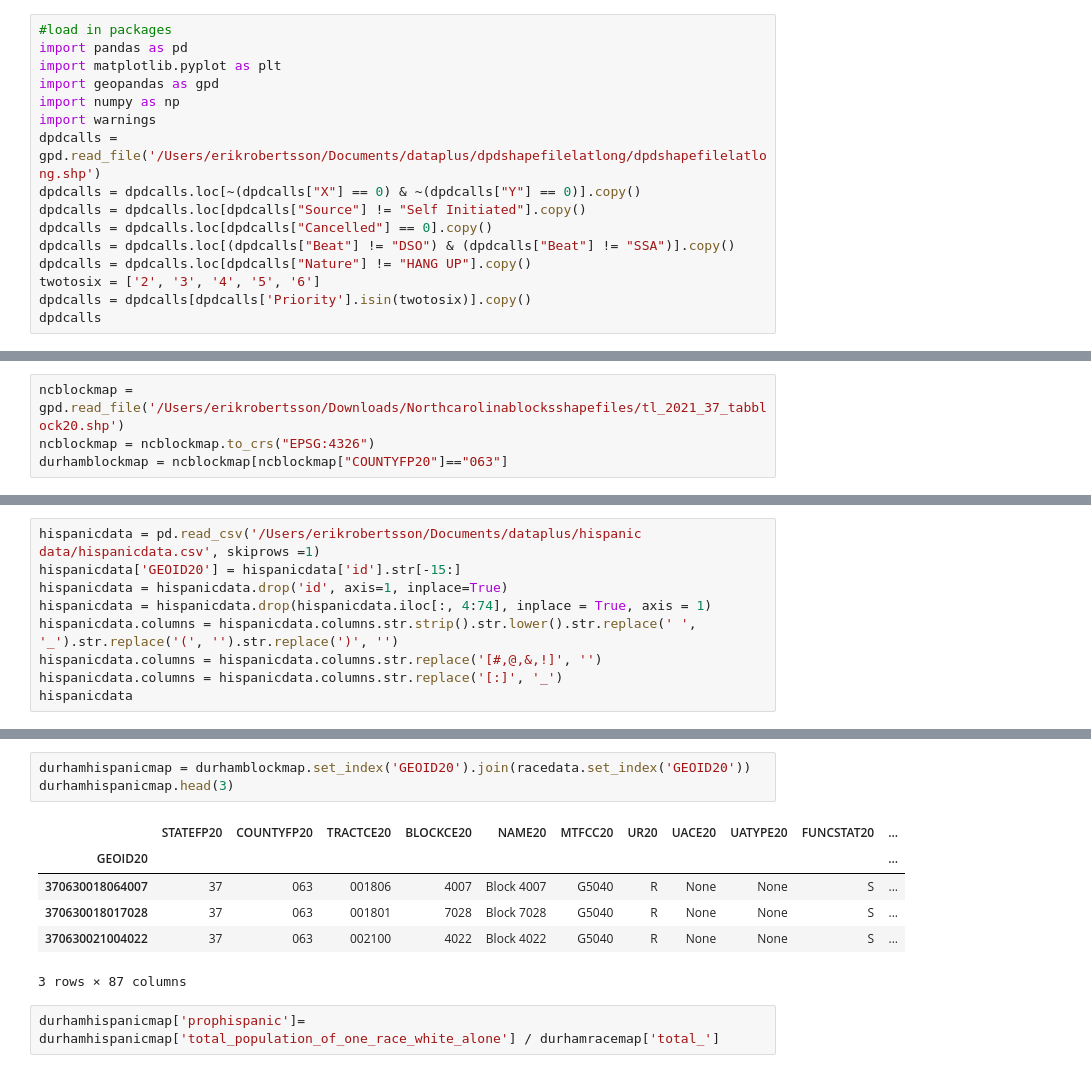
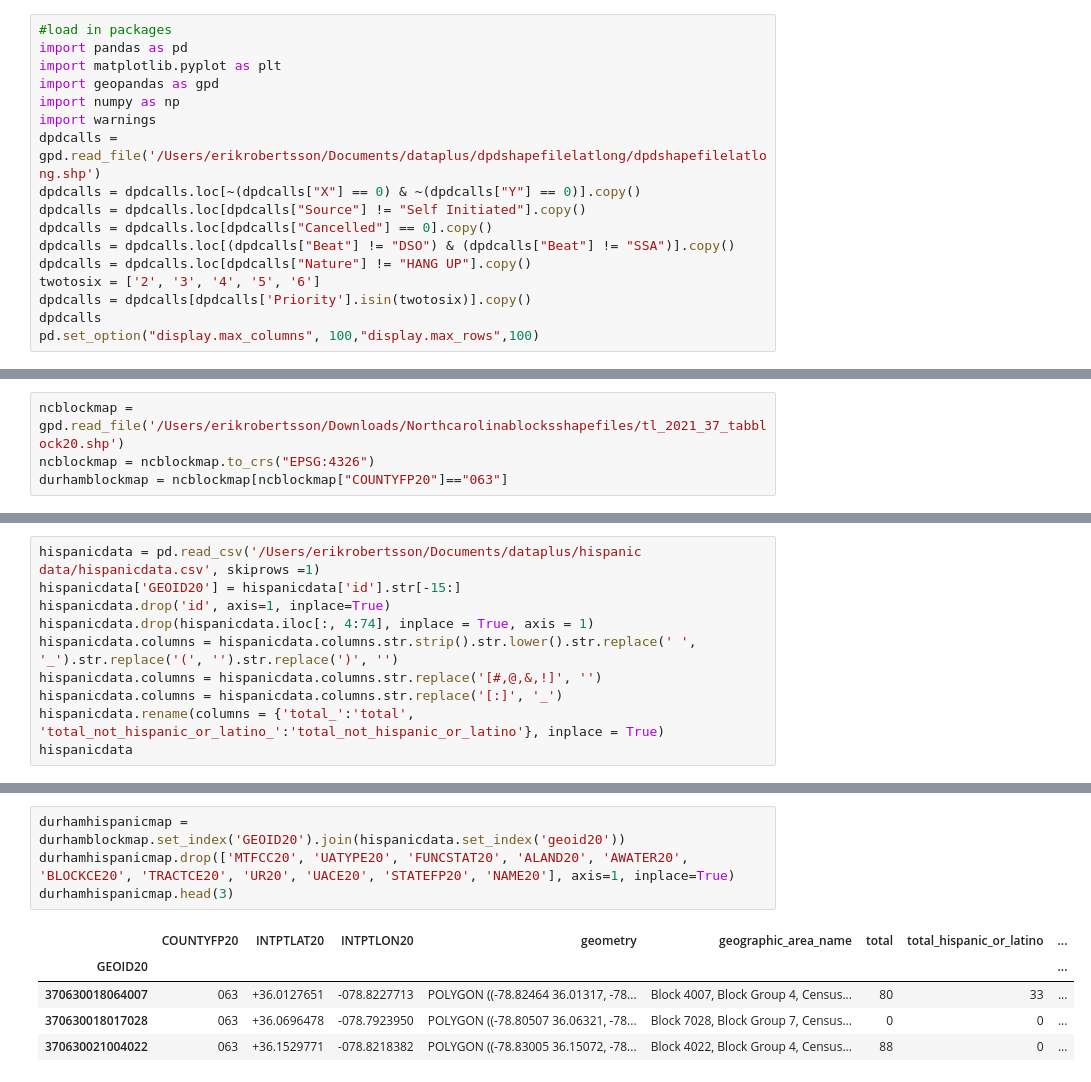
Before and after one commit to sadiesheridan/dataplus-project27-community-safety-durham, a Jupyter notebook: 10_code/hispanicanalysis.ipynb, the cells around one changed output, grey strips where cells are left out. Cells and saved outputs as stored; diff of their text form.

Commit message:
ran some hispanic analysis

```diff
--- a/10_code/hispanicanalysis.ipynb
+++ b/10_code/hispanicanalysis.ipynb
@@ -14,3 +14,4 @@ dpdcalls = dpdcalls.loc[dpdcalls["Nature"] != "HANG UP"].copy()
 twotosix = ['2', '3', '4', '5', '6']
 dpdcalls = dpdcalls[dpdcalls['Priority'].isin(twotosix)].copy()
 dpdcalls
+pd.set_option("display.max_columns", 100,"display.max_rows",100)
@@ -52,0 +55,10 @@ durhamblockmap = ncblockmap[ncblockmap["COUNTYFP20"]=="063"]
+# %%
+hispanicdata = pd.read_csv('/Users/erikrobertsson/Documents/dataplus/hispanic data/hispanicdata.csv', skiprows =1)
+hispanicdata['GEOID20'] = hispanicdata['id'].str[-15:]
+hispanicdata.drop('id', axis=1, inplace=True)
+hispanicdata.drop(hispanicdata.iloc[:, 4:74], inplace = True, axis = 1)
+hispanicdata.columns = hispanicdata.columns.str.strip().str.lower().str.replace(' ', '_').str.replace('(', '').str.replace(')', '')
+hispanicdata.columns = hispanicdata.columns.str.replace('[#,@,&,!]', '')
+hispanicdata.columns = hispanicdata.columns.str.replace('[:]', '_')
+hispanicdata.rename(columns = {'total_':'total', 'total_not_hispanic_or_latino_':'total_not_hispanic_or_latino'}, inplace = True)
+hispanicdata
@@ -99,9 +142,0 @@ warnings.filterwarnings('ignore')
-# %%
-hispanicdata = pd.read_csv('/Users/erikrobertsson/Documents/dataplus/hispanic data/hispanicdata.csv', skiprows =1)
-hispanicdata['GEOID20'] = hispanicdata['id'].str[-15:]
-hispanicdata = hispanicdata.drop('id', axis=1, inplace=True)
-hispanicdata = hispanicdata.drop(hispanicdata.iloc[:, 4:74], inplace = True, axis = 1)
-hispanicdata.columns = hispanicdata.columns.str.strip().str.lower().str.replace(' ', '_').str.replace('(', '').str.replace(')', '')
-hispanicdata.columns = hispanicdata.columns.str.replace('[#,@,&,!]', '')
-hispanicdata.columns = hispanicdata.columns.str.replace('[:]', '_')
-hispanicdata
@@ -130,12 +162,10 @@ durhamhispanicmap
 # %%
-durhamhispanicmap = durhamblockmap.set_index('GEOID20').join(racedata.set_index('GEOID20'))
+durhamhispanicmap = durhamblockmap.set_index('GEOID20').join(hispanicdata.set_index('geoid20'))
+durhamhispanicmap.drop(['MTFCC20', 'UATYPE20', 'FUNCSTAT20', 'ALAND20', 'AWATER20', 'BLOCKCE20', 'TRACTCE20', 'UR20', 'UACE20', 'STATEFP20', 'NAME20'], axis=1, inplace=True)
 durhamhispanicmap.head(3)
 # %% [output]
-|  | STATEFP20 | COUNTYFP20 | TRACTCE20 | BLOCKCE20 | NAME20 | MTFCC20 | UR20 | UACE20 | UATYPE20 | FUNCSTAT20 | ... |
-| GEOID20 |  |  |  |  |  |  |  |  |  |  | ... |
-| 370630018064007 | 37 | 063 | 001806 | 4007 | Block 4007 | G5040 | R | None | None | S | ... |
-| 370630018017028 | 37 | 063 | 001801 | 7028 | Block 7028 | G5040 | R | None | None | S | ... |
-| 370630021004022 | 37 | 063 | 002100 | 4022 | Block 4022 | G5040 | R | None | None | S | ... |
+|  | COUNTYFP20 | INTPTLAT20 | INTPTLON20 | geometry | geographic_area_name | total | total_hispanic_or_latino | ... |
+| GEOID20 |  |  |  |  |  |  |  | ... |
+| 370630018064007 | 063 | +36.0127651 | -078.8227713 | POLYGON ((-78.82464 36.01317, -78... | Block 4007, Block Group 4, Census... | 80 | 33 | ... |
+| 370630018017028 | 063 | +36.0696478 | -078.7923950 | POLYGON ((-78.80507 36.06321, -78... | Block 7028, Block Group 7, Census... | 0 | 0 | ... |
+| 370630021004022 | 063 | +36.1529771 | -078.8218382 | POLYGON ((-78.83005 36.15072, -78... | Block 4022, Block Group 4, Census... | 88 | 0 | ... |
-3 rows × 87 columns
-# %%
-durhamhispanicmap['prophispanic']= durhamhispanicmap['total_population_of_one_race_white_alone'] / durhamracemap['total_']
```
Also changed, not shown: parts of 20 cells of this notebook, 1 other file.
